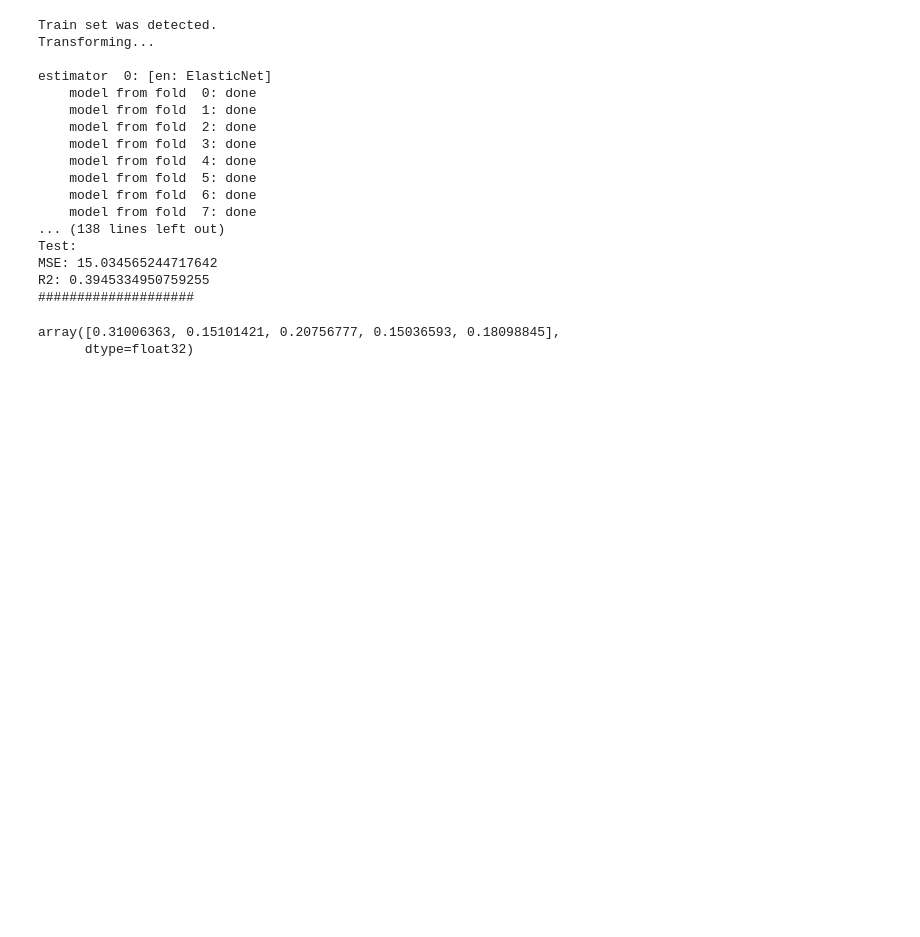
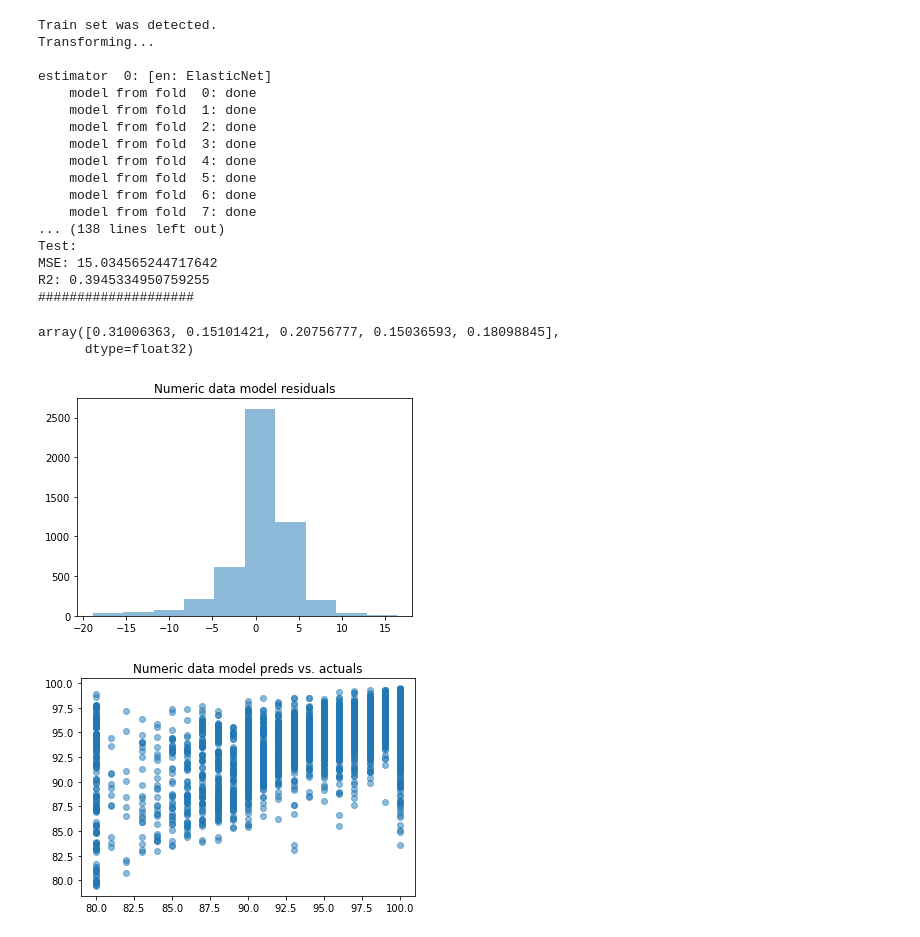
Before and after one commit to jhabib/w210, a Jupyter notebook: num_model.ipynb, the cells around one changed output. Saved outputs shown, nothing was run; the diff lists cells and outputs as text; code cells hidden in the pictures; blank space fills up the shorter version.

```diff
--- a/num_model.ipynb
+++ b/num_model.ipynb
@@ -184,20 +184,3 @@ randf = RandomForestRegressor(n_estimators=100, min_samples_split=10)
 svr_rbf = SVR(kernel='rbf')
 # %%
 from copy import deepcopy
-# %%
-estimators = [
-                ('en', en),
-                # ('lass', lass),
-                ('ridge', ridge),
-                ('gb', gb),
-                ('ab', ab),
-                ('randf', randf),
-             ]
-base = './data/'
-prf = 'num'
-vr = VecstackRunner(comb_train, y_train,
-                    comb_validation, y_validation,
-                    estimators, xgb, prfx=prf, nfolds=10)
-vr.run()
-
-# print mean_squared_error(y_validation, tc.predict(ts.transform(comb_validation)))
@@ -270,0 +256,13 @@ array([0.31006363, 0.15101421, 0.20756777, 0.15036593, 0.18098845],
+# %%
+yv['preds'] = Xvp
+s = yv.sample(5000)
+plt.hist(s.review_scores_rating - s.preds, alpha=0.5)
+plt.title('Numeric data model residuals')
+plt.show()
+plt.scatter(s.review_scores_rating, s.preds, alpha=0.5)
+plt.title('Numeric data model preds vs. actuals')
+plt.show()
+yv.to_csv('./data/num_stack_preds.csv', encoding='utf8')
+# %% [output]
+[figure, added]
+[figure, added]
```
Also changed, not shown: parts of 6 cells of this notebook, 3 other files.
